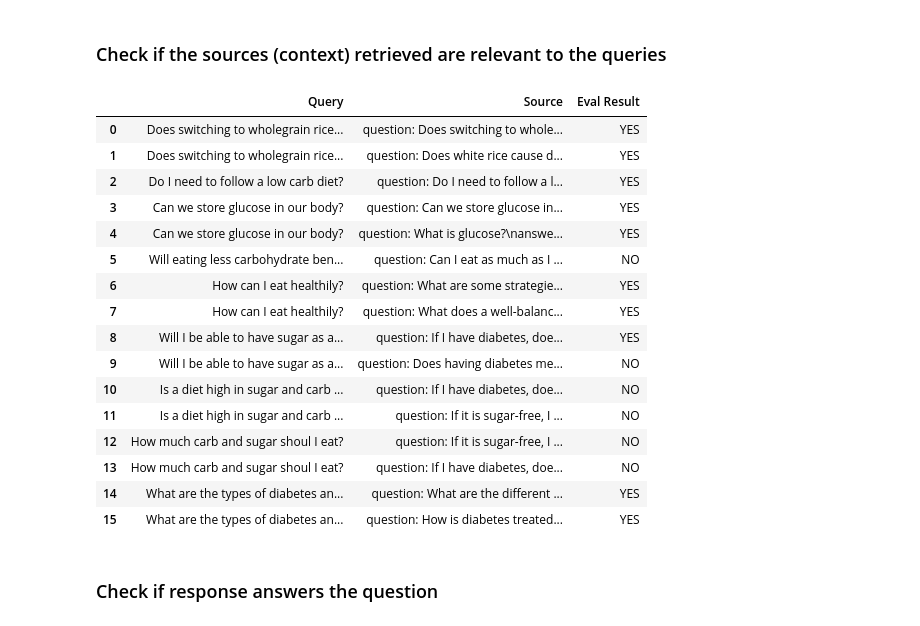
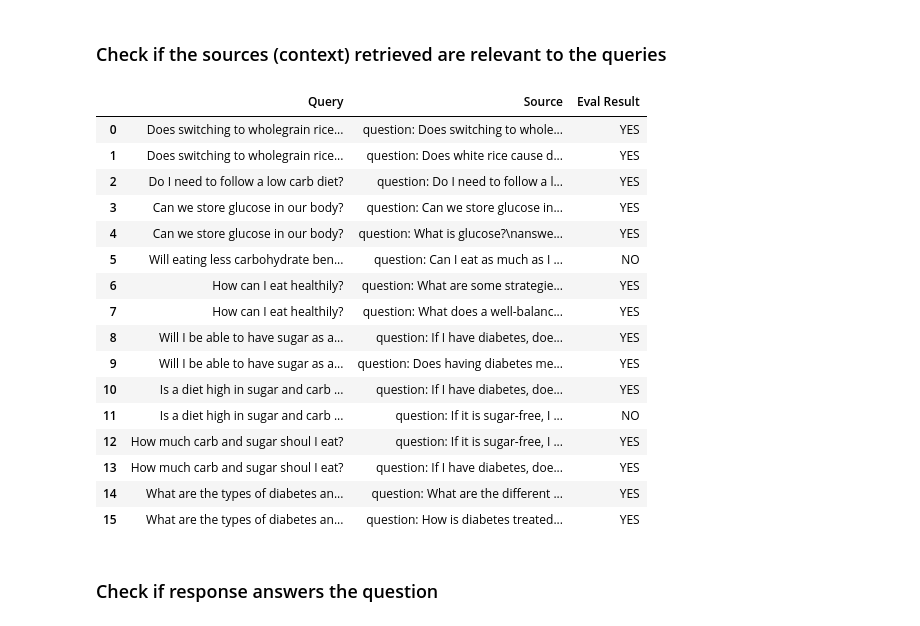
Before and after one commit to IntrovertHedgehog/openai-embbed-py, a Jupyter notebook: prepare_llamaindex.ipynb, the cells around one changed output. Drawn from its saved outputs; the diff is of its cells as text; code cells hidden in the pictures.

```diff
--- a/prepare_llamaindex.ipynb
+++ b/prepare_llamaindex.ipynb
@@ -205,15 +205,12 @@ storage_context_default = StorageContext.from_defaults()
 
 index = GPTVectorStoreIndex.from_documents(documents=documents, storage_context=storage_context_default, service_context=service_context)
 
-opt_query_engine = vector_store_index.as_query_engine(
-    retriever=VectorIndexRetriever(
-        index=index,
-        similarity_top_k=2,
-    ),
+opt_query_engine = index.as_query_engine(
+    similarity_top_k=2,
     node_postprocessors=[SimilarityPostprocessor(similarity_cutoff=0.85)],
     # optimizer=optimizer,
 )
 
-opt_query_engine.query(test_queries[0])
+response = opt_query_engine.query("Should I eat less sugar?")
 print(response.response)
 # %% [output]
@@ -237,3 +217,0 @@ The correct answer
-# %%
-response = opt_query_engine.query(test_queries[0])
-print(response.response)
@@ -386,25 +362,25 @@ compare_df = pd.concat([])
 # %%
 from llama_index.evaluation import QueryResponseEvaluator
 query_evaluator = QueryResponseEvaluator(service_context=service_context)
-eval_source_results = [query_evaluator.evaluate_source_nodes(test_queries[i], responses[i]) for i in range(len(responses))]
-eval_source_vects = [eval_source(test_queries[i], responses[i], eval_source_results[i]) for i in range(len(responses))]
+eval_source_results = [query_evaluator.evaluate_source_nodes(test_queries[i], responses2[i]) for i in range(len(responses))]
+eval_source_vects = [eval_source(test_queries[i], responses2[i], eval_source_results[i]) for i in range(len(responses))]
 display(pd.concat(eval_source_vects, ignore_index=True))
 # %% [output]
 |  | Query | Source | Eval Result |
 | 0 | Does switching to wholegrain rice... | question: Does switching to whole... | YES |
 | 1 | Does switching to wholegrain rice... | question: Does white rice cause d... | YES |
 | 2 | Do I need to follow a low carb diet? | question: Do I need to follow a l... | YES |
 | 3 | Can we store glucose in our body? | question: Can we store glucose in... | YES |
 | 4 | Can we store glucose in our body? | question: What is glucose?\nanswe... | YES |
 | 5 | Will eating less carbohydrate ben... | question: Can I eat as much as I ... | NO |
 | 6 | How can I eat healthily? | question: What are some strategie... | YES |
 | 7 | How can I eat healthily? | question: What does a well-balanc... | YES |
 | 8 | Will I be able to have sugar as a... | question: If I have diabetes, doe... | YES |
-| 9 | Will I be able to have sugar as a... | question: Does having diabetes me... | NO |
-| 10 | Is a diet high in sugar and carb ... | question: If I have diabetes, doe... | NO |
+| 9 | Will I be able to have sugar as a... | question: Does having diabetes me... | YES |
+| 10 | Is a diet high in sugar and carb ... | question: If I have diabetes, doe... | YES |
 | 11 | Is a diet high in sugar and carb ... | question: If it is sugar-free, I ... | NO |
-| 12 | How much carb and sugar shoul I eat? | question: If it is sugar-free, I ... | NO |
-| 13 | How much carb and sugar shoul I eat? | question: If I have diabetes, doe... | NO |
+| 12 | How much carb and sugar shoul I eat? | question: If it is sugar-free, I ... | YES |
+| 13 | How much carb and sugar shoul I eat? | question: If I have diabetes, doe... | YES |
 | 14 | What are the types of diabetes an... | question: What are the different ... | YES |
 | 15 | What are the types of diabetes an... | question: How is diabetes treated... | YES |
 # %% [markdown]
```
Also changed, not shown: parts of 4 cells of this notebook, 1 other file.
